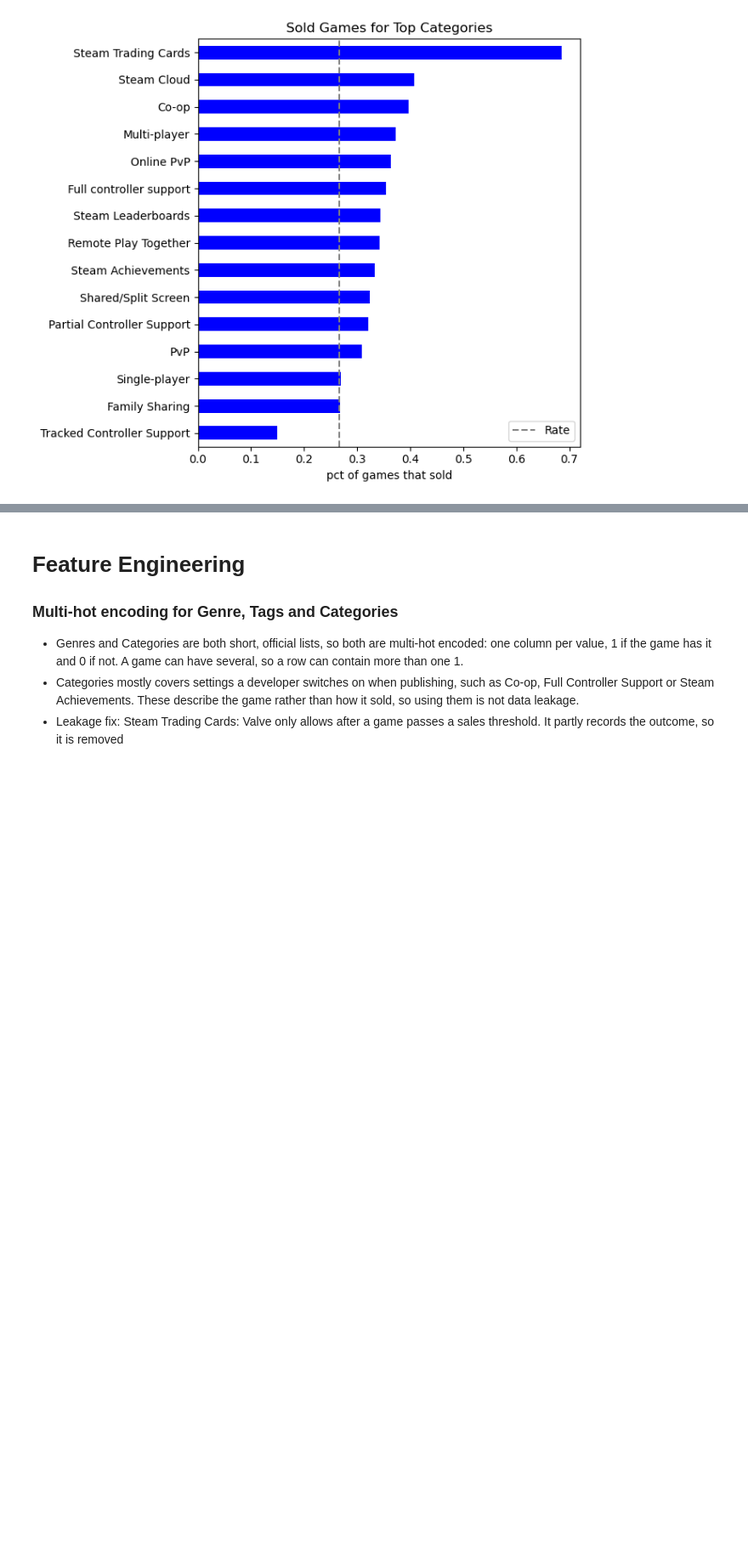
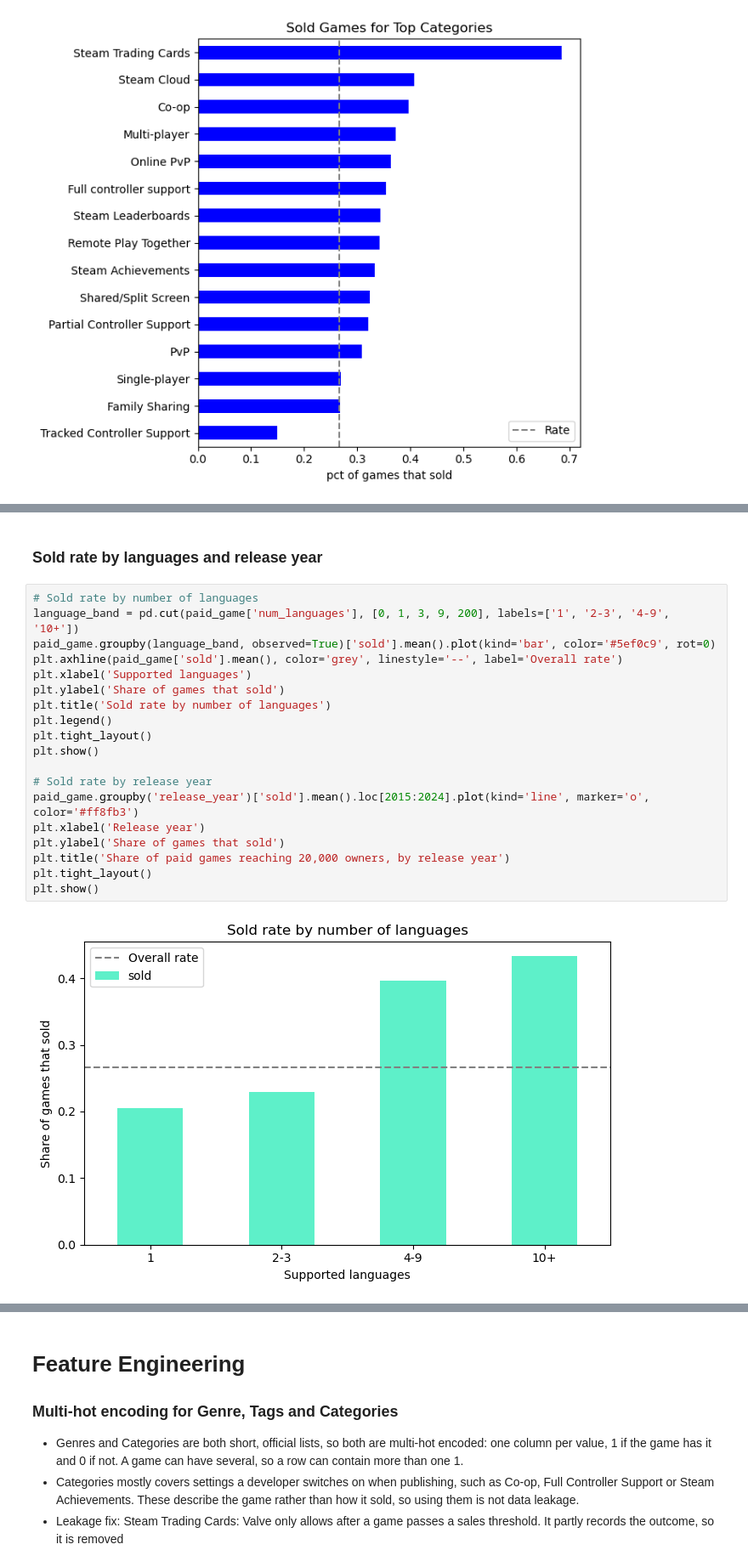
Before and after one commit to EdK28/capstone-v1, a Jupyter notebook: steambank_v.ipynb, the cells around one changed output, grey strips where cells are left out. Shown at 85% size. Cells and saved outputs as stored; diff of their text form; blank space fills up the shorter version.

```diff
--- a/steambank_v.ipynb
+++ b/steambank_v.ipynb
@@ -185,0 +352,23 @@ plt.show()
+# %% [markdown]
+### Sold rate by languages and release year
+# %%
+# Sold rate by number of languages
+language_band = pd.cut(paid_game['num_languages'], [0, 1, 3, 9, 200], labels=['1', '2-3', '4-9', '10+'])
+paid_game.groupby(language_band, observed=True)['sold'].mean().plot(kind='bar', color='#5ef0c9', rot=0)
+plt.axhline(paid_game['sold'].mean(), color='grey', linestyle='--', label='Overall rate')
+plt.xlabel('Supported languages')
+plt.ylabel('Share of games that sold')
+plt.title('Sold rate by number of languages')
+plt.legend()
+plt.tight_layout()
+plt.show()
+
+# Sold rate by release year
+paid_game.groupby('release_year')['sold'].mean().loc[2015:2024].plot(kind='line', marker='o', color='#ff8fb3')
+plt.xlabel('Release year')
+plt.ylabel('Share of games that sold')
+plt.title('Share of paid games reaching 20,000 owners, by release year')
+plt.tight_layout()
+plt.show()
+# %% [output]
+[figure, added]
```
Also changed, not shown: parts of 24 cells of this notebook.
